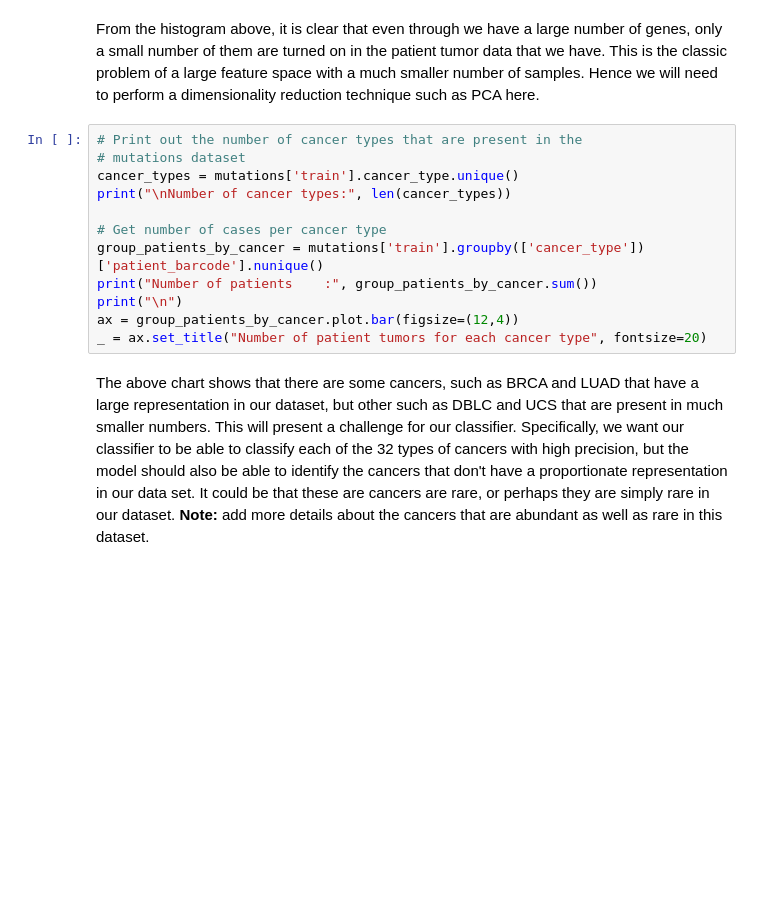
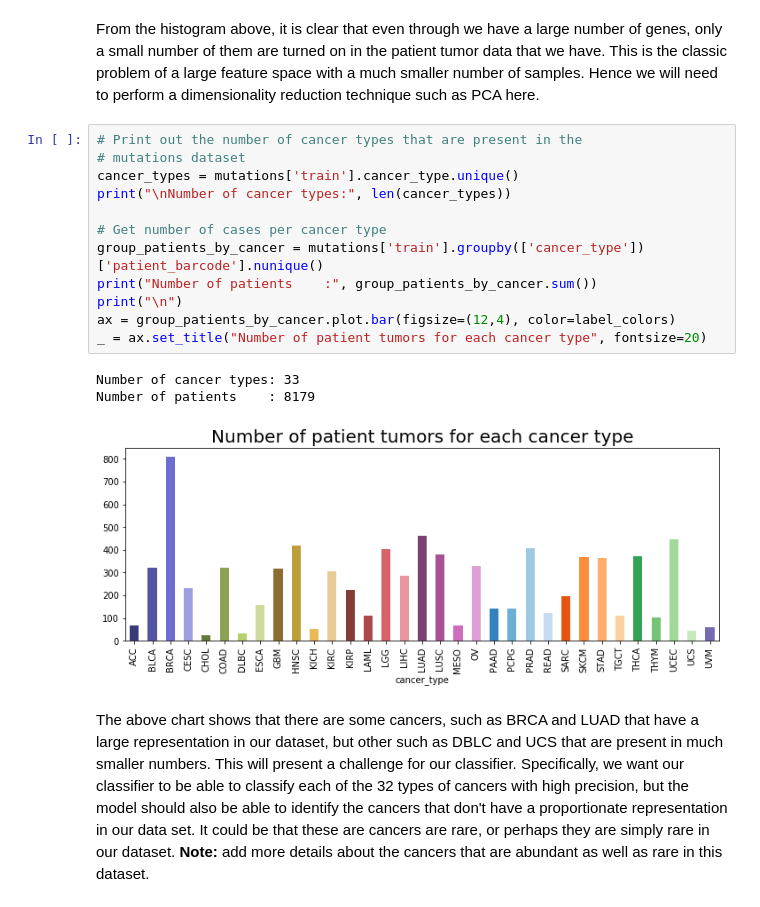
Before and after one commit to tonydisera/w207_6_sum19_g5_final_project, a Jupyter notebook: final_notebooks/02_feature_engineering.ipynb, the cells around one changed output. Drawn from its saved outputs; the diff is of its cells as text; blank space fills up the shorter version.

```diff
--- a/final_notebooks/02_feature_engineering.ipynb
+++ b/final_notebooks/02_feature_engineering.ipynb
@@ -159,15 +191,19 @@ From the histogram above, it is clear that even through we have a large number o
 # %%
 # Print out the number of cancer types that are present in the
 # mutations dataset
 cancer_types = mutations['train'].cancer_type.unique()
 print("\nNumber of cancer types:", len(cancer_types))
 
 # Get number of cases per cancer type
 group_patients_by_cancer = mutations['train'].groupby(['cancer_type'])['patient_barcode'].nunique()
 print("Number of patients    :", group_patients_by_cancer.sum())
 print("\n")
-ax = group_patients_by_cancer.plot.bar(figsize=(12,4))
+ax = group_patients_by_cancer.plot.bar(figsize=(12,4), color=label_colors)
 _ = ax.set_title("Number of patient tumors for each cancer type", fontsize=20)
+# %% [output]
+Number of cancer types: 33
+Number of patients    : 8179
+[figure, added]
 # %% [markdown]
 The above chart shows that there are some cancers, such as BRCA and LUAD that have a large representation in our dataset, but other such as DBLC and UCS that are present in much smaller numbers. This will present a challenge for our classifier. Specifically, we want our classifier to be able to classify each of the 32 types of cancers with high precision, but the model should also be able to identify the cancers that don't have a proportionate representation in our data set. It could be that these are cancers are rare, or perhaps they are simply rare in our dataset. **Note:** add more details about the cancers that are abundant as well as rare in this dataset.
 # %%
```
Also changed, not shown: parts of 14 cells of this notebook, 3 other files.
